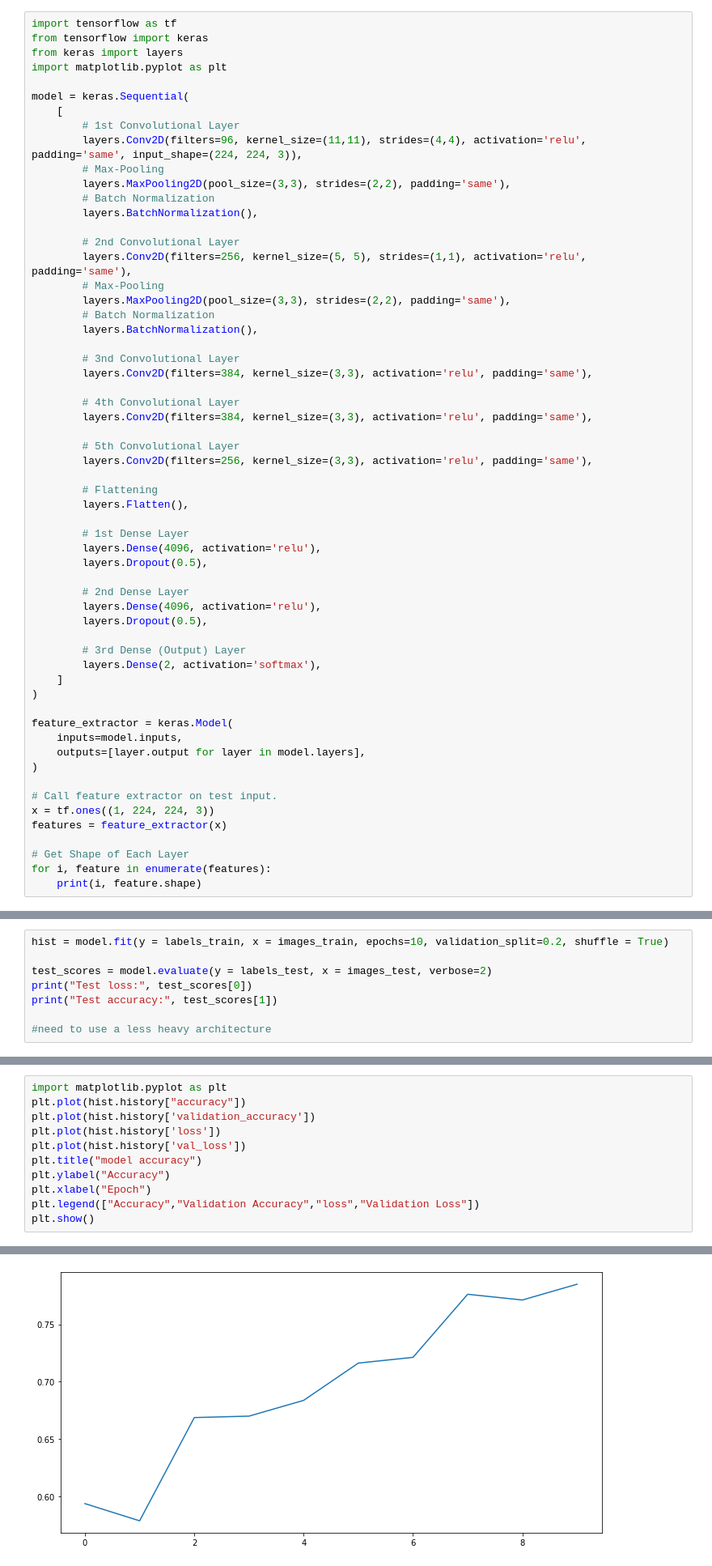
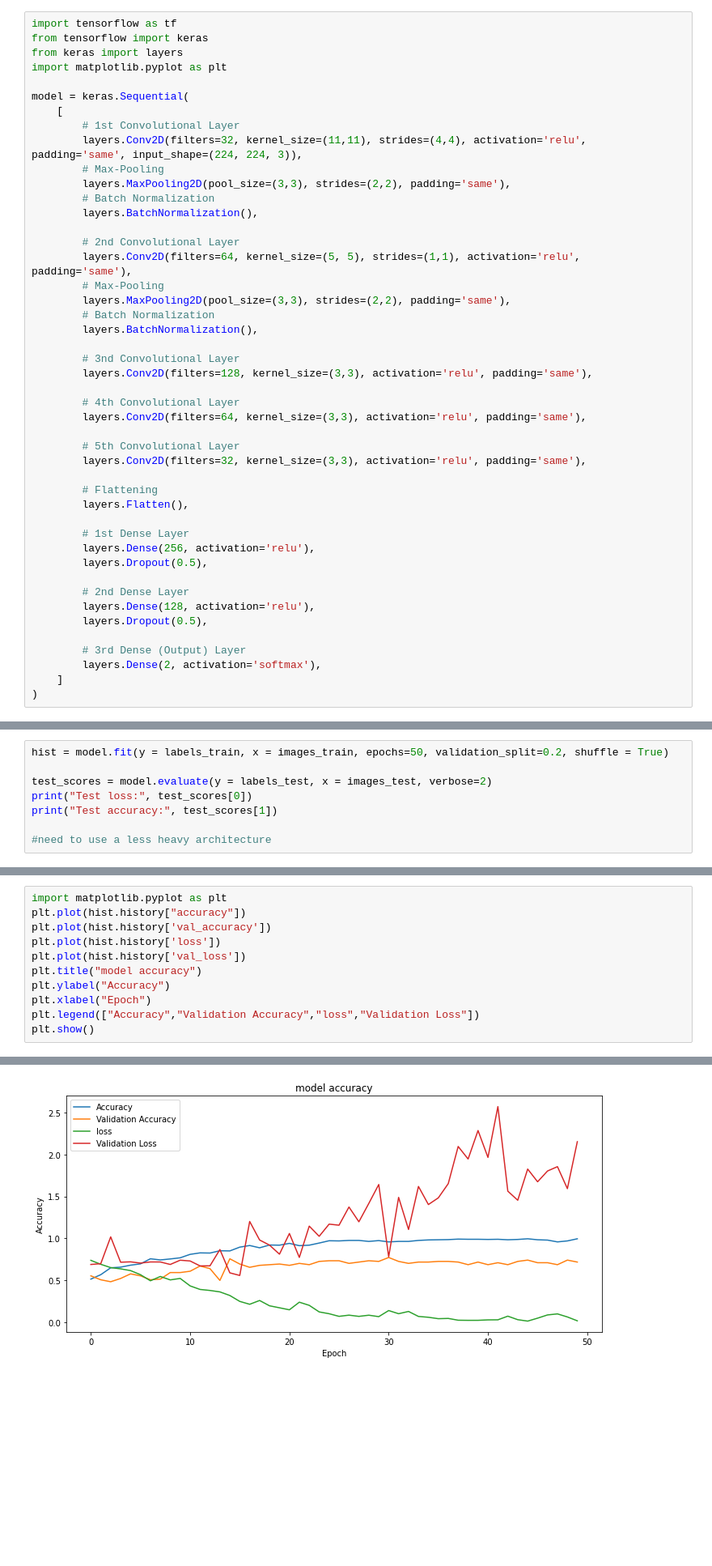
Before and after one commit to pstat197/vignette-cnn-facial-recognition, a Jupyter notebook: allester_face_class.ipynb, the cells around one changed output, grey strips where cells are left out. Shown at 81% size. Saved outputs shown, nothing was run; the diff lists cells and outputs as text; blank space fills up the shorter version.

Commit message:
updated models

```diff
--- a/allester_face_class.ipynb
+++ b/allester_face_class.ipynb
@@ -145,54 +75,41 @@ import matplotlib.pyplot as plt
 model = keras.Sequential(
     [
         # 1st Convolutional Layer
-        layers.Conv2D(filters=96, kernel_size=(11,11), strides=(4,4), activation='relu', padding='same', input_shape=(224, 224, 3)),
+        layers.Conv2D(filters=32, kernel_size=(11,11), strides=(4,4), activation='relu', padding='same', input_shape=(224, 224, 3)),
         # Max-Pooling
         layers.MaxPooling2D(pool_size=(3,3), strides=(2,2), padding='same'),
         # Batch Normalization
         layers.BatchNormalization(),
 
         # 2nd Convolutional Layer
-        layers.Conv2D(filters=256, kernel_size=(5, 5), strides=(1,1), activation='relu', padding='same'),
+        layers.Conv2D(filters=64, kernel_size=(5, 5), strides=(1,1), activation='relu', padding='same'),
         # Max-Pooling
         layers.MaxPooling2D(pool_size=(3,3), strides=(2,2), padding='same'),
         # Batch Normalization
         layers.BatchNormalization(),
 
         # 3nd Convolutional Layer
-        layers.Conv2D(filters=384, kernel_size=(3,3), activation='relu', padding='same'),
+        layers.Conv2D(filters=128, kernel_size=(3,3), activation='relu', padding='same'),
 
         # 4th Convolutional Layer
-        layers.Conv2D(filters=384, kernel_size=(3,3), activation='relu', padding='same'),
+        layers.Conv2D(filters=64, kernel_size=(3,3), activation='relu', padding='same'),
 
         # 5th Convolutional Layer
-        layers.Conv2D(filters=256, kernel_size=(3,3), activation='relu', padding='same'),
+        layers.Conv2D(filters=32, kernel_size=(3,3), activation='relu', padding='same'),
 
         # Flattening
         layers.Flatten(),
 
         # 1st Dense Layer
-        layers.Dense(4096, activation='relu'),
+        layers.Dense(256, activation='relu'),
         layers.Dropout(0.5),
 
         # 2nd Dense Layer
-        layers.Dense(4096, activation='relu'),
+        layers.Dense(128, activation='relu'),
         layers.Dropout(0.5),
 
         # 3rd Dense (Output) Layer
         layers.Dense(2, activation='softmax'),
     ]
 )
-
-feature_extractor = keras.Model(
-    inputs=model.inputs,
-    outputs=[layer.output for layer in model.layers],
-)
-
-# Call feature extractor on test input.
-x = tf.ones((1, 224, 224, 3))
-features = feature_extractor(x)
-
-# Get Shape of Each Layer
-for i, feature in enumerate(features):
-    print(i, feature.shape)
 # %% [output]
@@ -228,7 +165,7 @@ model.compile(optimizer='adam',
               loss=tf.keras.losses.SparseCategoricalCrossentropy(from_logits=False),
               metrics=['accuracy'])
 # %%
-hist = model.fit(y = labels_train, x = images_train, epochs=10, validation_split=0.2, shuffle = True)
+hist = model.fit(y = labels_train, x = images_train, epochs=50, validation_split=0.2, shuffle = True)
 
 test_scores = model.evaluate(y = labels_test, x = images_test, verbose=2)
 print("Test loss:", test_scores[0])
@@ -240,7 +193,7 @@ Epoch 1/10
 # %%
 import matplotlib.pyplot as plt
 plt.plot(hist.history["accuracy"])
-plt.plot(hist.history['validation_accuracy'])
+plt.plot(hist.history['val_accuracy'])
 plt.plot(hist.history['loss'])
 plt.plot(hist.history['val_loss'])
 plt.title("model accuracy")
@@ -253 +205 @@ KeyError: 'validation_accuracy'
-[figure, old version]
+[figure, new version]
```
Also changed, not shown: parts of 8 cells of this notebook, 4 other files.
